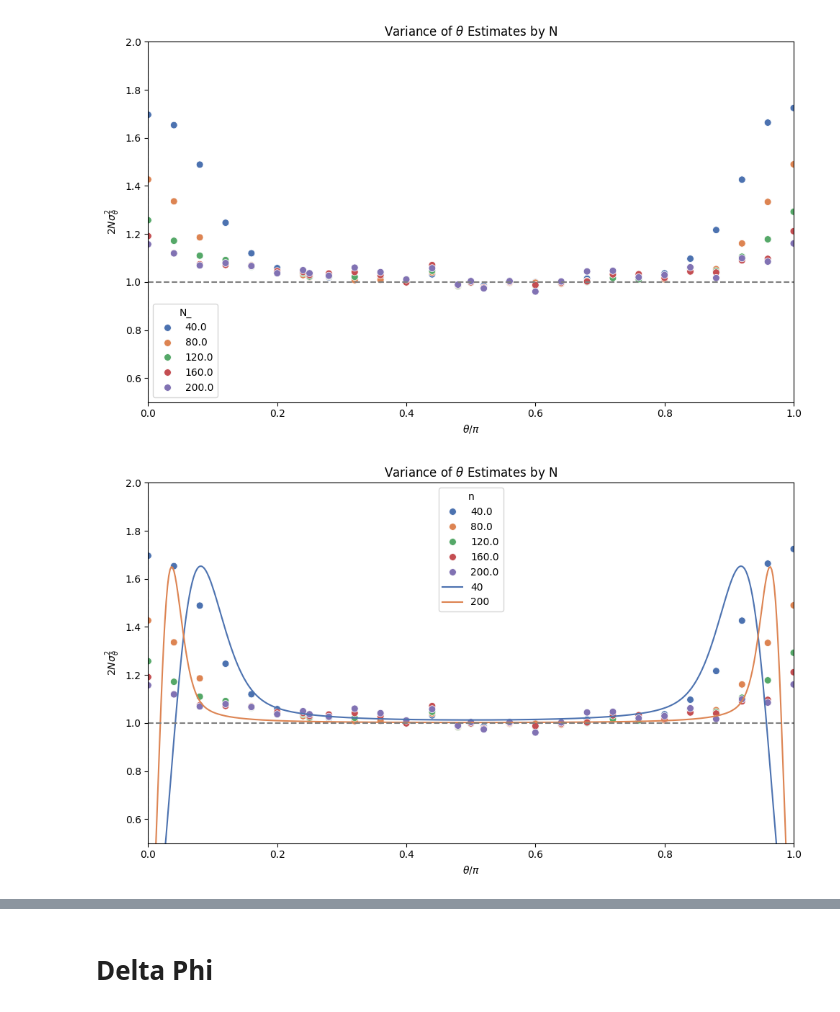
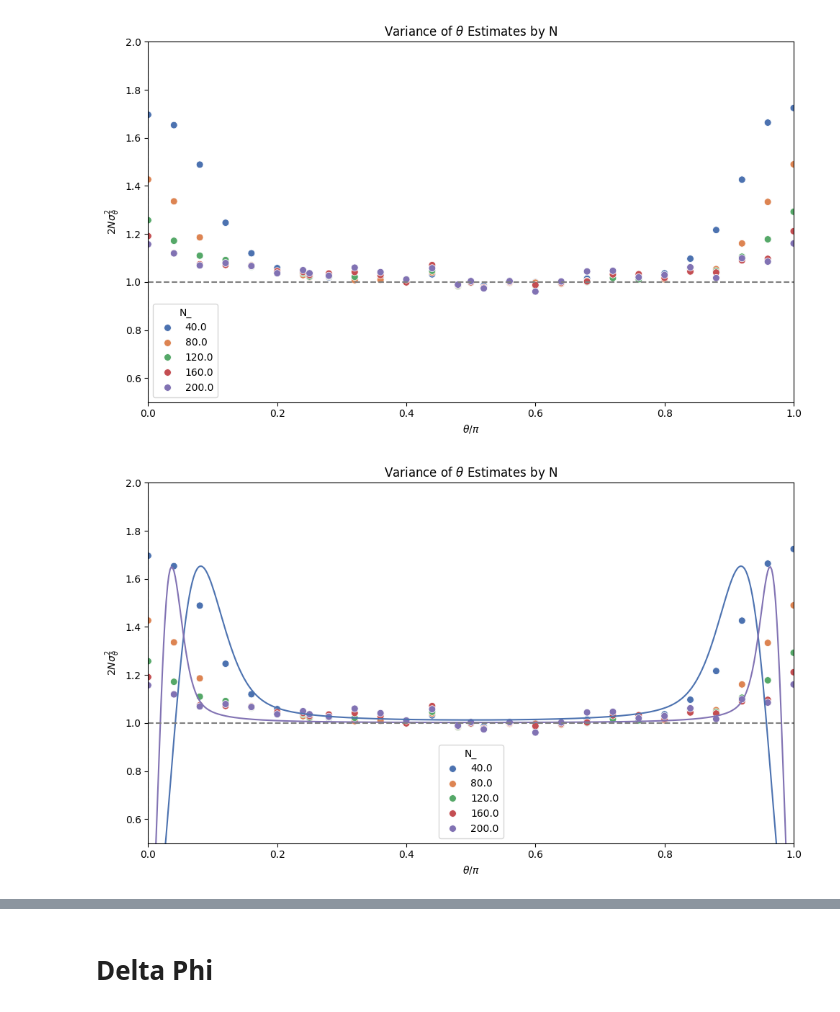
Before and after one commit to josephniblo/multi-parameter-estimation, a Jupyter notebook: multi-parameter-estimation/post-processing/5_analyse_estimates.ipynb, the cells around one changed output, grey strips where cells are left out. Cells and saved outputs as stored; diff of their text form; code cells hidden in the pictures.

```diff
--- a/multi-parameter-estimation/post-processing/5_analyse_estimates.ipynb
+++ b/multi-parameter-estimation/post-processing/5_analyse_estimates.ipynb
@@ -222,12 +222,17 @@ plt.show()
 # %%
 # plot theta_estimates with the theory curve
 plt.figure(figsize=(10, 6))
+
+N_values = [40, 80, 120, 160, 200]
+palette = sns.color_palette("deep", n_colors=len(N_values))
+color_dict = dict(zip(N_values, palette))
+
 sns.scatterplot(
     data=theta_estimates[theta_estimates["N_"].isin([40, 80, 120, 160, 200])],
     x=theta_estimates["theta_"] / np.pi,
     y=theta_estimates["theta_estimate_var"] * 2 * theta_estimates["N_"],
     hue="N_",
-    palette="deep",
+    palette=color_dict,
     s=50,
 )
 
@@ -235,32 +240,33 @@ sns.scatterplot(
 theta_theory_plot = theta_theory[theta_theory["n"].isin([40, 200])]
 sns.lineplot(
     data=theta_theory_plot,
     x=theta_theory_plot["theta"] / np.pi,
     y=theta_theory_plot["theta_estimator_variance"] * 2 * theta_theory_plot["n"],
     hue=theta_theory_plot["n"],
-    palette="deep",
+    palette=color_dict,
+    legend=False,
 )
 
 plt.xlabel(r"$\theta / \pi$")
 plt.ylabel(r"$2N \sigma^2_\tilde{\theta}$")
 
 plt.axhline(0, color='gray', linestyle='--')
 plt.axvline(0, color='gray', linestyle='--')
 plt.axline((0, 1), slope=0, color='gray', linestyle='--')
 
 plt.title(r"Variance of $\theta$ Estimates by N")
 
 plt.xlim(0, 1)
 plt.ylim(0.5, 2)
 
 plt.tight_layout()
 file_name = os.path.join(
     repo_root,
     "multi-parameter-estimation",
     "post-processing",
     "variance_theta_estimates_by_N.png"
 )
 plt.savefig(file_name, dpi=300)
 plt.show()
 # %% [output]
-[figure, old version]
+[figure, new version]
```
Also changed, not shown: parts of 9 cells of this notebook, 6 other files.
